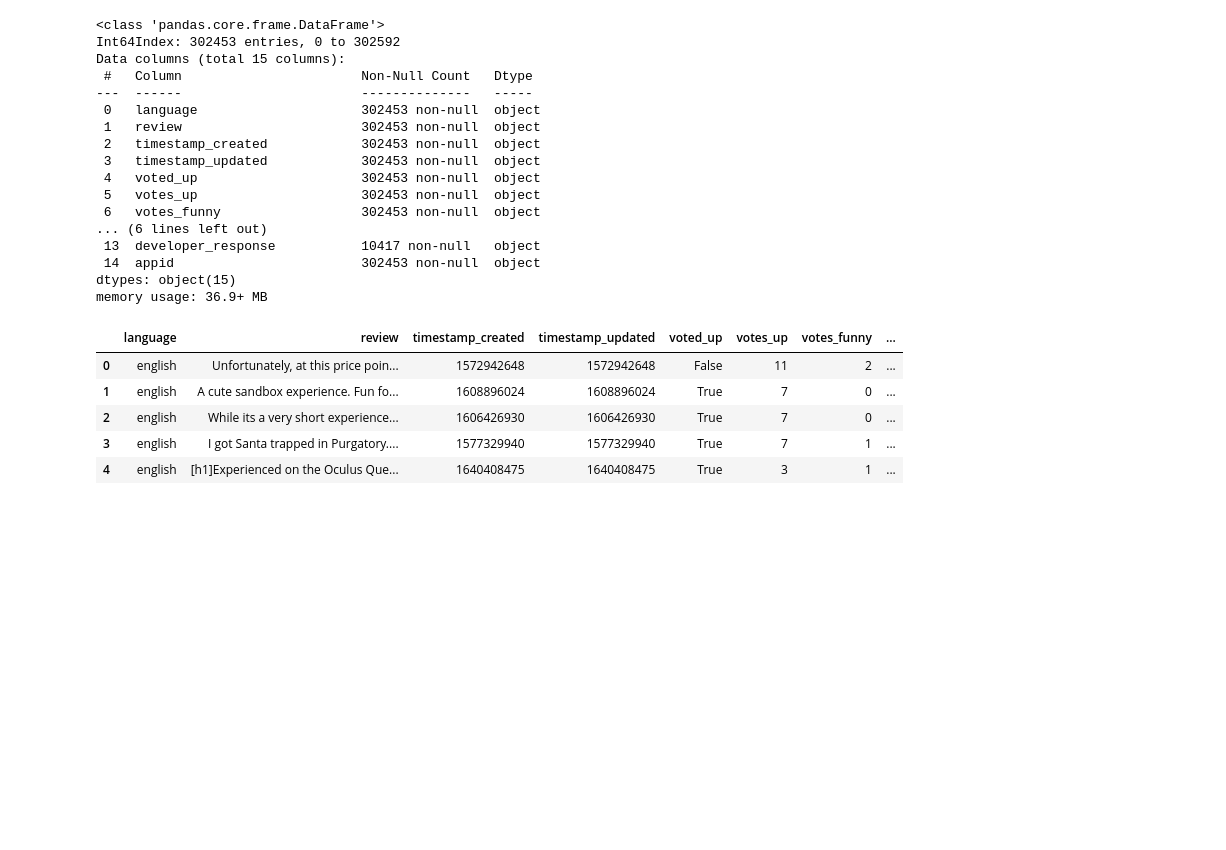
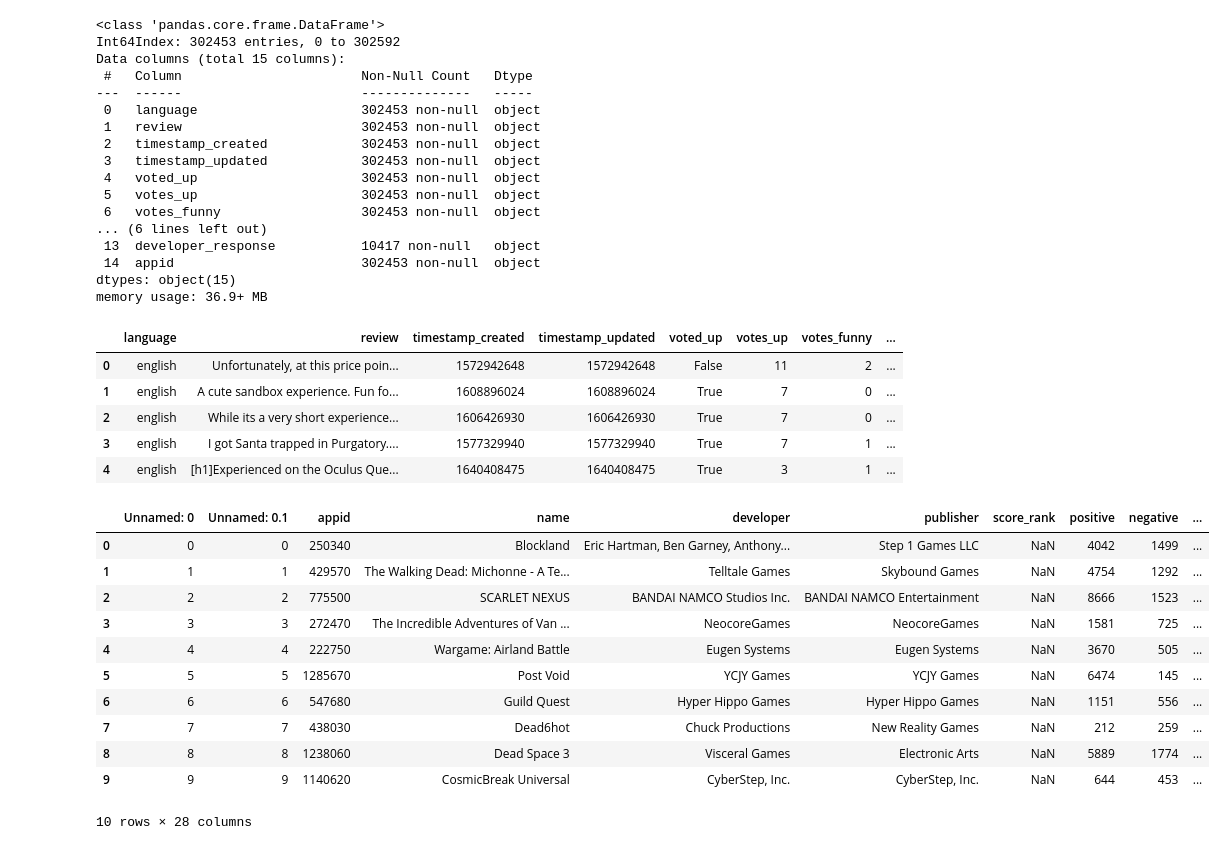
Before and after one commit to EdwinVIII/dataknights_project, a Jupyter notebook: Text Analysis.ipynb, the cells around one changed output. Cells and saved outputs as stored; diff of their text form; code cells hidden in the pictures; blank space fills up the shorter version.

```diff
--- a/Text Analysis.ipynb
+++ b/Text Analysis.ipynb
@@ -11,6 +11,6 @@ from sklearn.decomposition import NMF, TruncatedSVD
 from sklearn.cluster import KMeans
 from sklearn.metrics import silhouette_score
 # %%
-reviews_raw = pd.read_csv("GameReviewsFinal.csv")
-stats_raw = pd.read_csv("GameStatsFinal.csv")
+df_reviews_raw = pd.read_csv("GameReviewsFinal.csv")
+df_stats_raw = pd.read_csv("GameStatsFinal.csv")
 # %%
@@ -114,4 +111,17 @@ memory usage: 36.9+ MB
 | 3 | english | I got Santa trapped in Purgatory.... | 1577329940 | 1577329940 | True | 7 | 1 | ... |
 | 4 | english | [h1]Experienced on the Oculus Que... | 1640408475 | 1640408475 | True | 3 | 1 | ... |
 # %%
-# stats_df.head(10)
+df_stats_raw.head(10)
+# %% [output]
+|  | Unnamed: 0 | Unnamed: 0.1 | appid | name | developer | publisher | score_rank | positive | negative | ... |
+| 0 | 0 | 0 | 250340 | Blockland | Eric Hartman, Ben Garney, Anthony... | Step 1 Games LLC | NaN | 4042 | 1499 | ... |
+| 1 | 1 | 1 | 429570 | The Walking Dead: Michonne - A Te... | Telltale Games | Skybound Games | NaN | 4754 | 1292 | ... |
+| 2 | 2 | 2 | 775500 | SCARLET NEXUS | BANDAI NAMCO Studios Inc. | BANDAI NAMCO Entertainment | NaN | 8666 | 1523 | ... |
+| 3 | 3 | 3 | 272470 | The Incredible Adventures of Van ... | NeocoreGames | NeocoreGames | NaN | 1581 | 725 | ... |
+| 4 | 4 | 4 | 222750 | Wargame: Airland Battle | Eugen Systems | Eugen Systems | NaN | 3670 | 505 | ... |
+| 5 | 5 | 5 | 1285670 | Post Void | YCJY Games | YCJY Games | NaN | 6474 | 145 | ... |
+| 6 | 6 | 6 | 547680 | Guild Quest | Hyper Hippo Games | Hyper Hippo Games | NaN | 1151 | 556 | ... |
+| 7 | 7 | 7 | 438030 | Dead6hot | Chuck Productions | New Reality Games | NaN | 212 | 259 | ... |
+| 8 | 8 | 8 | 1238060 | Dead Space 3 | Visceral Games | Electronic Arts | NaN | 5889 | 1774 | ... |
+| 9 | 9 | 9 | 1140620 | CosmicBreak Universal | CyberStep, Inc. | CyberStep, Inc. | NaN | 644 | 453 | ... |
+10 rows × 28 columns
```
Also changed, not shown: parts of 23 cells of this notebook.
